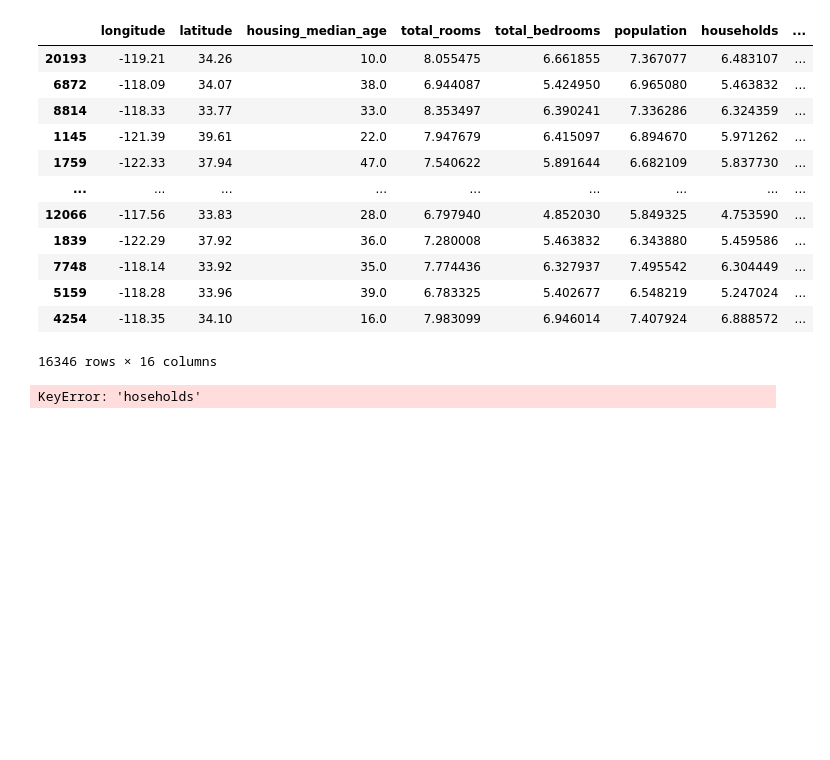
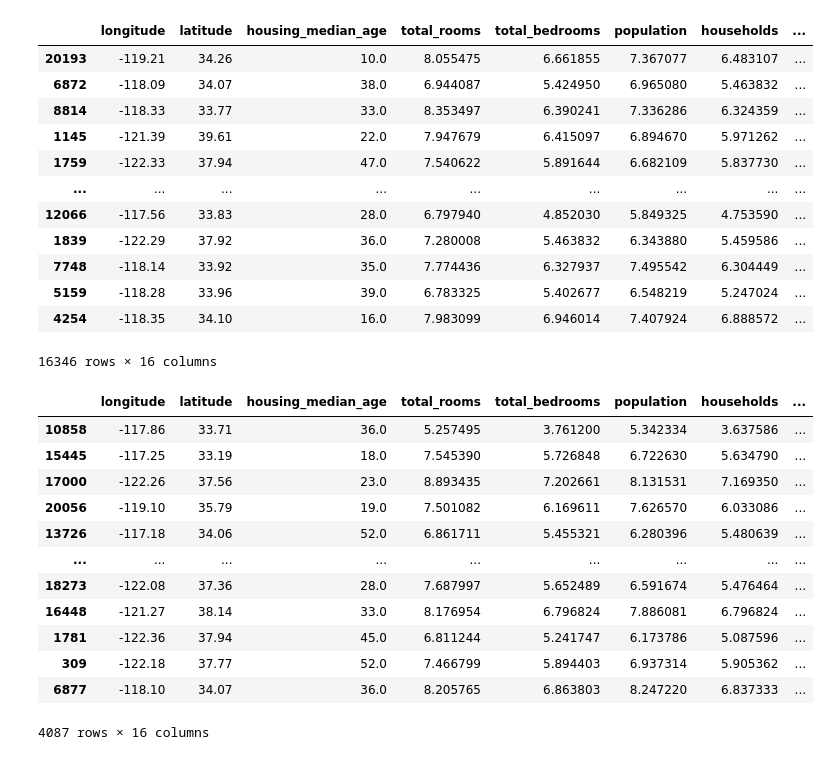
Before and after one commit to lobsangshakya/House_Prediction_Price, a Jupyter notebook: House_Prediction_project.ipynb, the cells around one changed output. Drawn from its saved outputs; the diff is of its cells as text; code cells hidden in the pictures; blank space fills up the shorter version.

```diff
--- a/House_Prediction_project.ipynb
+++ b/House_Prediction_project.ipynb
@@ -274,6 +274,20 @@ test_data['households'] = np.log(test_data['households'] + 1)
 test_data = test_data.join(pd.get_dummies(test_data['ocean_proximity'])).drop(['ocean_proximity'], axis=1)
 
 test_data['bedrooms_ratio'] = test_data['total_bedrooms'] / test_data['total_rooms']
-test_data['household_rooms'] = test_data['total_bedrooms'] / test_data['hoseholds']
+test_data['household_rooms'] = test_data['total_rooms'] / test_data['households']
-# %% [output]
-KeyError: 'hoseholds'
+# %%
+test_data
+# %% [output]
+|  | longitude | latitude | housing_median_age | total_rooms | total_bedrooms | population | households | ... |
+| 10858 | -117.86 | 33.71 | 36.0 | 5.257495 | 3.761200 | 5.342334 | 3.637586 | ... |
+| 15445 | -117.25 | 33.19 | 18.0 | 7.545390 | 5.726848 | 6.722630 | 5.634790 | ... |
+| 17000 | -122.26 | 37.56 | 23.0 | 8.893435 | 7.202661 | 8.131531 | 7.169350 | ... |
+| 20056 | -119.10 | 35.79 | 19.0 | 7.501082 | 6.169611 | 7.626570 | 6.033086 | ... |
+| 13726 | -117.18 | 34.06 | 52.0 | 6.861711 | 5.455321 | 6.280396 | 5.480639 | ... |
+| ... | ... | ... | ... | ... | ... | ... | ... | ... |
+| 18273 | -122.08 | 37.36 | 28.0 | 7.687997 | 5.652489 | 6.591674 | 5.476464 | ... |
+| 16448 | -121.27 | 38.14 | 33.0 | 8.176954 | 6.796824 | 7.886081 | 6.796824 | ... |
+| 1781 | -122.36 | 37.94 | 45.0 | 6.811244 | 5.241747 | 6.173786 | 5.087596 | ... |
+| 309 | -122.18 | 37.77 | 52.0 | 7.466799 | 5.894403 | 6.937314 | 5.905362 | ... |
+| 6877 | -118.10 | 34.07 | 36.0 | 8.205765 | 6.863803 | 8.247220 | 6.837333 | ... |
+4087 rows × 16 columns
```
